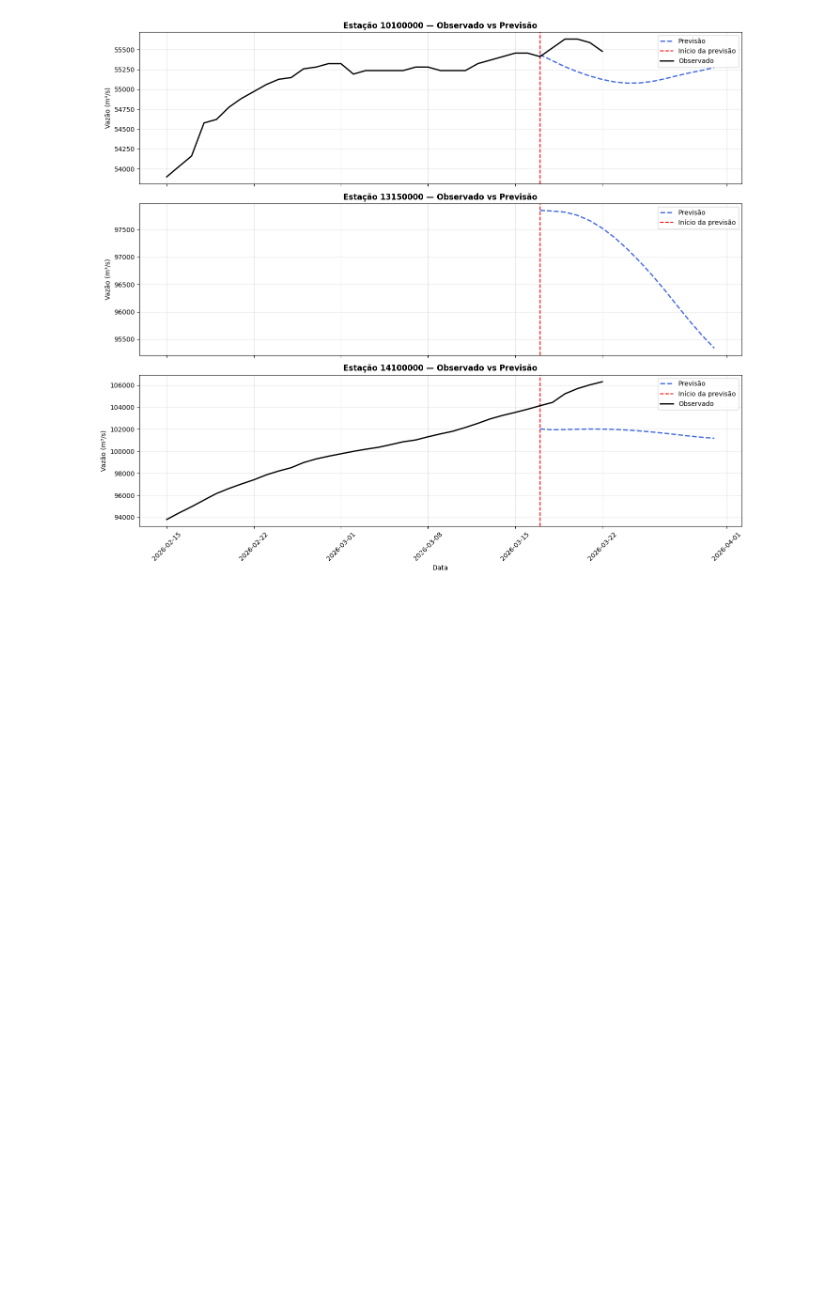
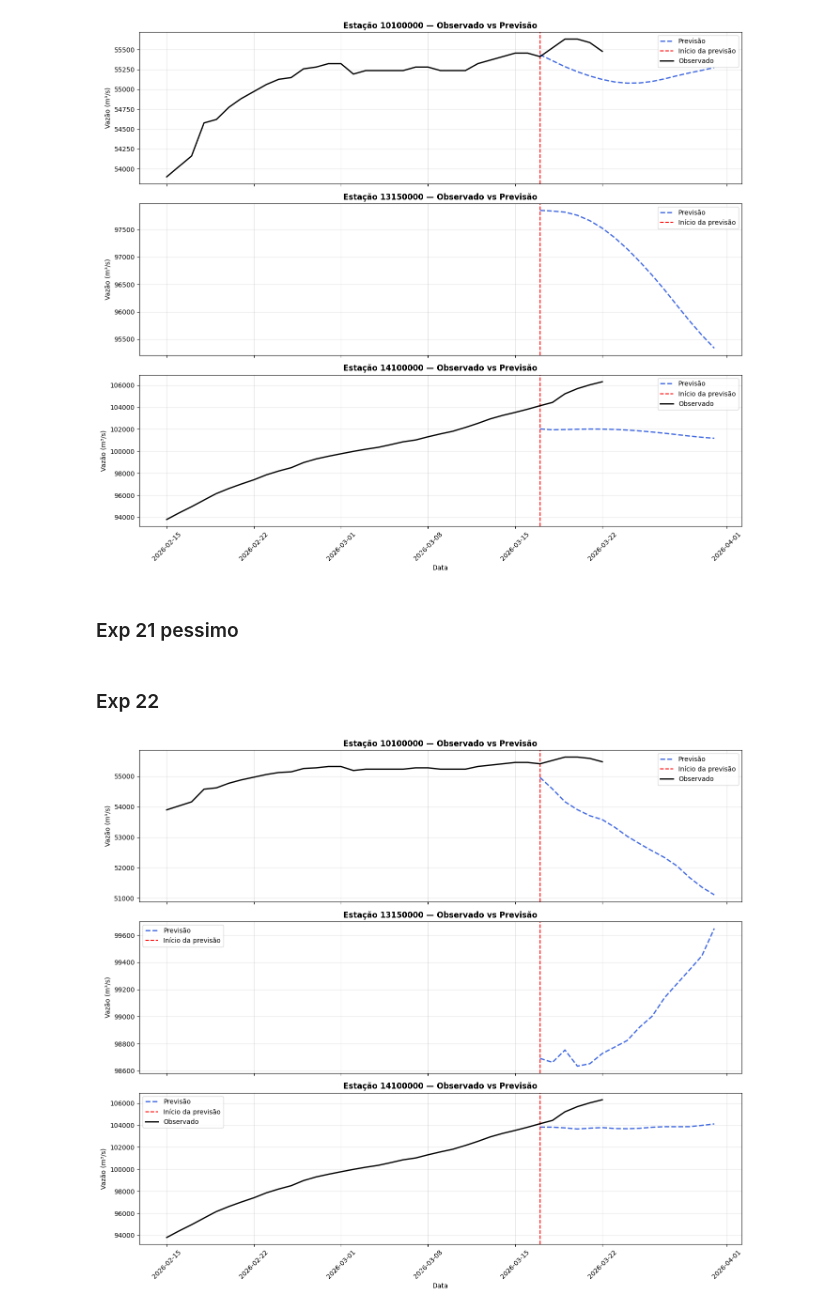
Before and after one commit to emilyamn/LSTM_Model_Amazon_Basins, a Jupyter notebook: notebooks/05_comparing_operational_predictions_observed.ipynb, the cells around one changed output. Saved outputs shown, nothing was run; the diff lists cells and outputs as text; code cells hidden in the pictures; blank space fills up the shorter version.

Commit message:
Updating plots, metrics and notebook 05

```diff
--- a/notebooks/05_comparing_operational_predictions_observed.ipynb
+++ b/notebooks/05_comparing_operational_predictions_observed.ipynb
@@ -332,7 +332,6 @@ Estação 13150000 sem dados históricos.
 # %% [markdown]
 ### Exp 16
 # %%
-stations = ['10100000', '13150000', '14100000']
 plot_operacional(dados_historicos, previsoes_dict, stations)
 # %% [output]
 [figure]
@@ -344,3 +343,11 @@ Estação 13150000 sem dados históricos.
 plot_operacional(dados_historicos, previsoes_dict, stations)
 # %% [output]
 [figure]
+# %% [markdown]
+### Exp 21 pessimo
+# %% [markdown]
+### Exp 22
+# %%
+plot_operacional(dados_historicos, previsoes_dict, stations)
+# %% [output]
+[figure, added]
```
Also changed, not shown: parts of 10 cells of this notebook.
